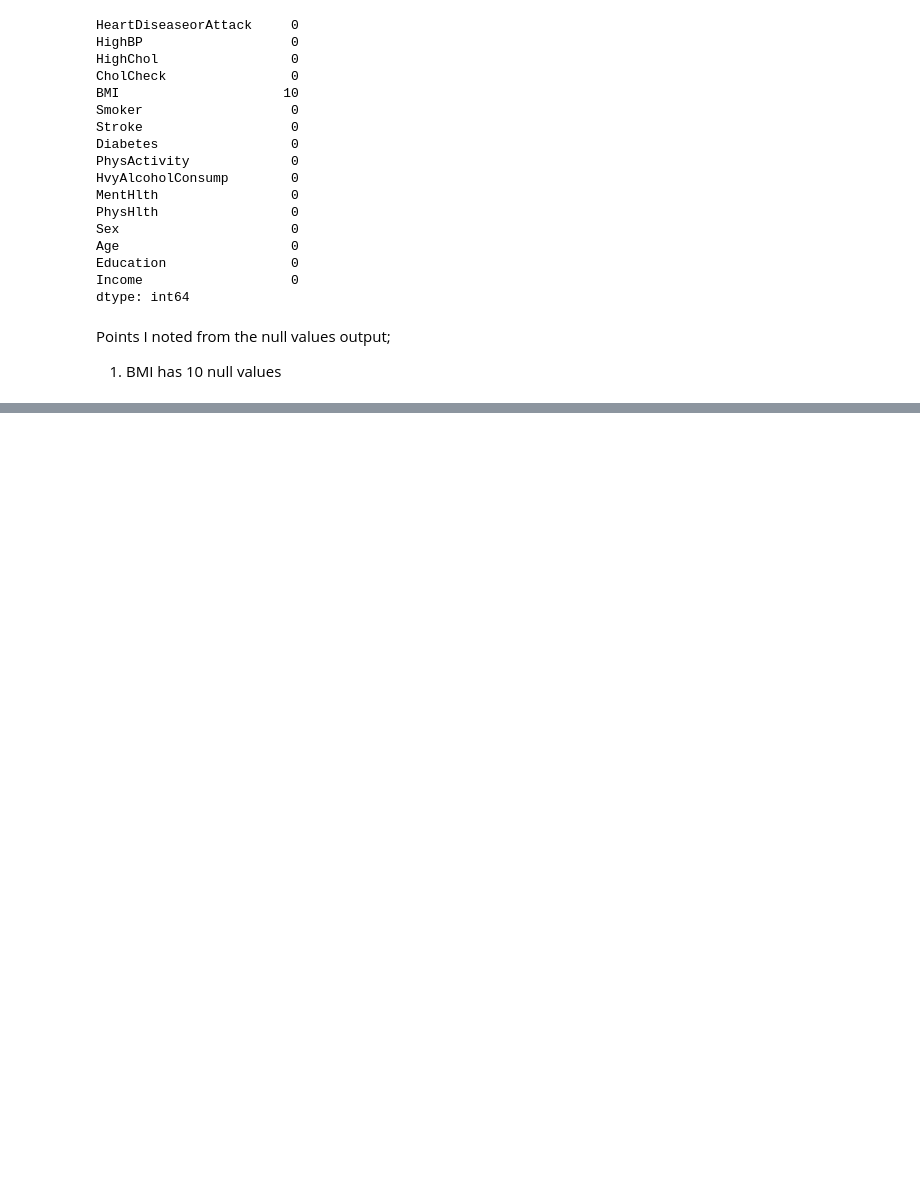
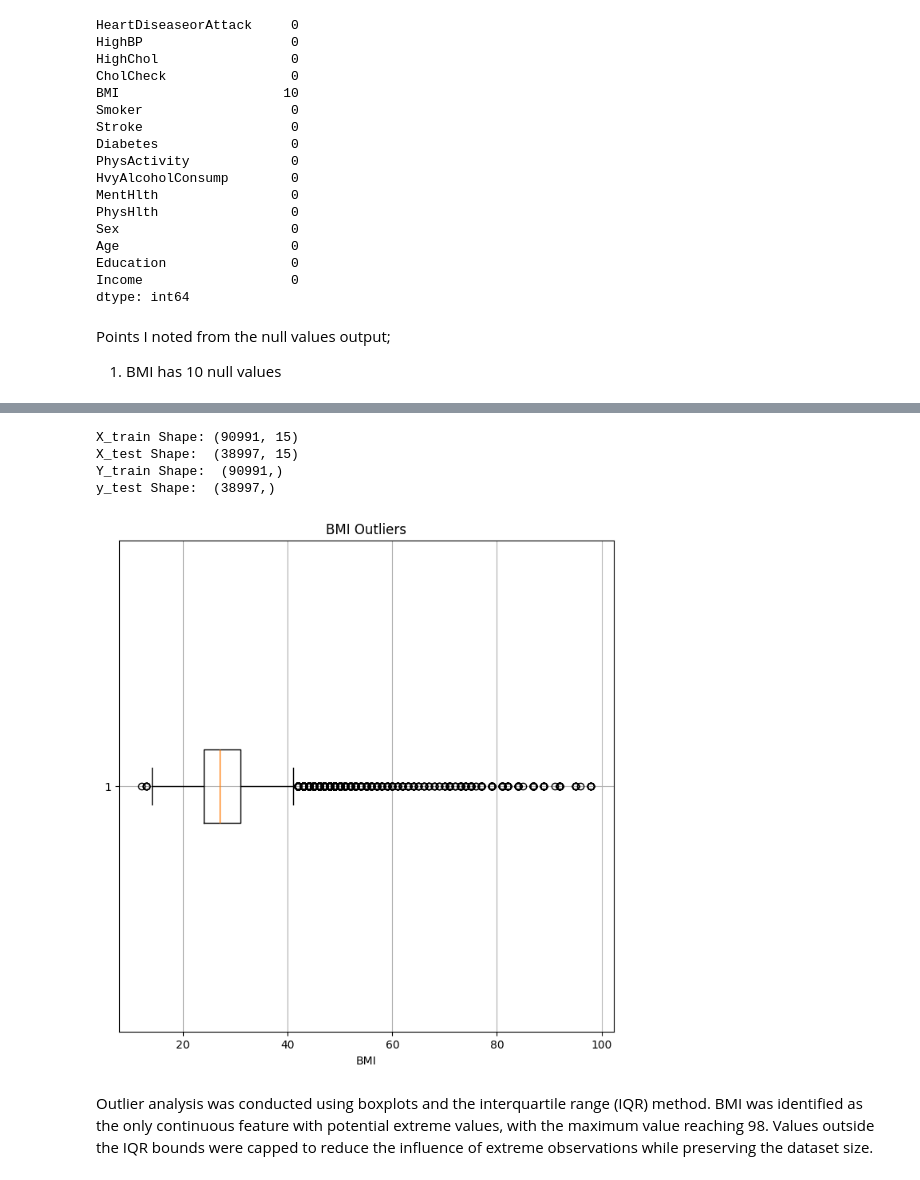
Before and after one commit to leonardsangoroh/AIFoundations, a Jupyter notebook: AssessmentOne/heart-attack-prediction-assignment.ipynb, the cells around one changed output, grey strips where cells are left out. Cells and saved outputs as stored; diff of their text form; code cells hidden in the pictures; blank space fills up the shorter version.

```diff
--- a/AssessmentOne/heart-attack-prediction-assignment.ipynb
+++ b/AssessmentOne/heart-attack-prediction-assignment.ipynb
@@ -119,0 +270,11 @@ Points I noted from the null values output;
+# %%
+# separate features from target/outcome
+X = heart_data_dropped_nan.drop('HeartDiseaseorAttack', axis=1)
+print("======================================================================")
+print(X)
+print("======================================================================")
+# assign target to y
+y = heart_data_dropped_nan['HeartDiseaseorAttack']
+print("======================================================================")
+print(y)
+print("======================================================================")
@@ -119,0 +299,26 @@ Points I noted from the null values output;
+# %%
+# splitting the dataset into training and testing data.
+# since data is sufficient, I did a 70-30 split
+X_train, X_test, Y_train, y_test = train_test_split(X,y, test_size=0.3, random_state=0)
+
+print("X_train Shape:", X_train.shape)
+print("X_test Shape: ", X_test.shape)
+print("Y_train Shape: ", Y_train.shape)
+print("y_test Shape: ", y_test.shape)
+# %% [output]
+X_train Shape: (90991, 15)
+X_test Shape:  (38997, 15)
+Y_train Shape:  (90991,)
+y_test Shape:  (38997,)
+# %%
+# outlier detection - primarily relevant for continuouos variables (BMI in this case)
+# the purpose for this is to identify extreme observations that could distort models
+# outliers can distort scaling and model fitting
+plt.figure(figsize=(8,8))
+plt.boxplot(X_train["BMI"], vert=False)
+plt.title("BMI Outliers")
+plt.xlabel("BMI")
+plt.grid(True)
+plt.show()
+# %% [output]
+[figure, added]
@@ -119,0 +338,2 @@ Points I noted from the null values output;
+# %% [markdown]
+Outlier analysis was conducted using boxplots and the interquartile range (IQR) method. BMI was identified as the only continuous feature with potential extreme values, with the maximum value reaching 98. Values outside the IQR bounds were capped to reduce the influence of extreme observations while preserving the dataset size.
```
Also changed, not shown: parts of 23 cells of this notebook.
